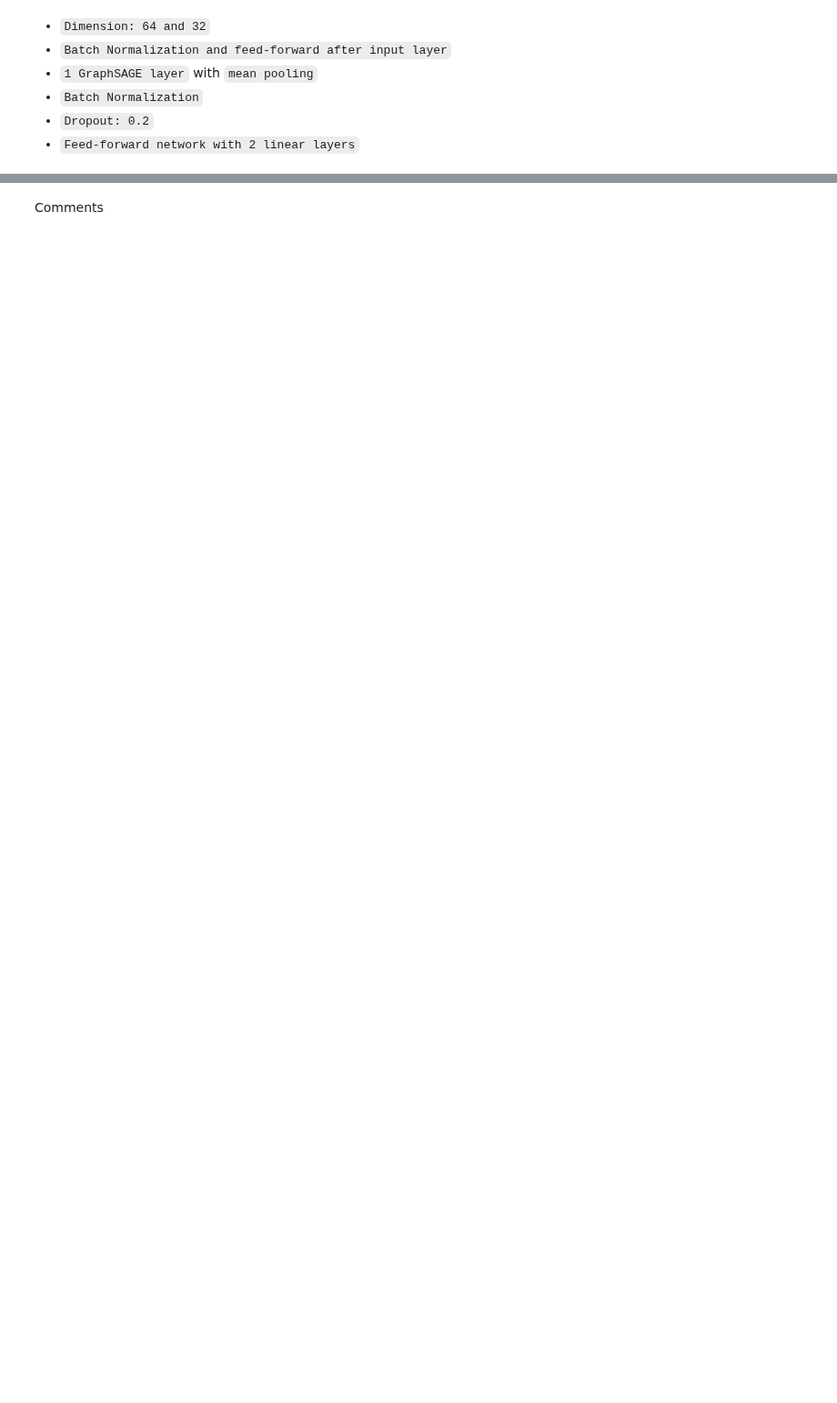
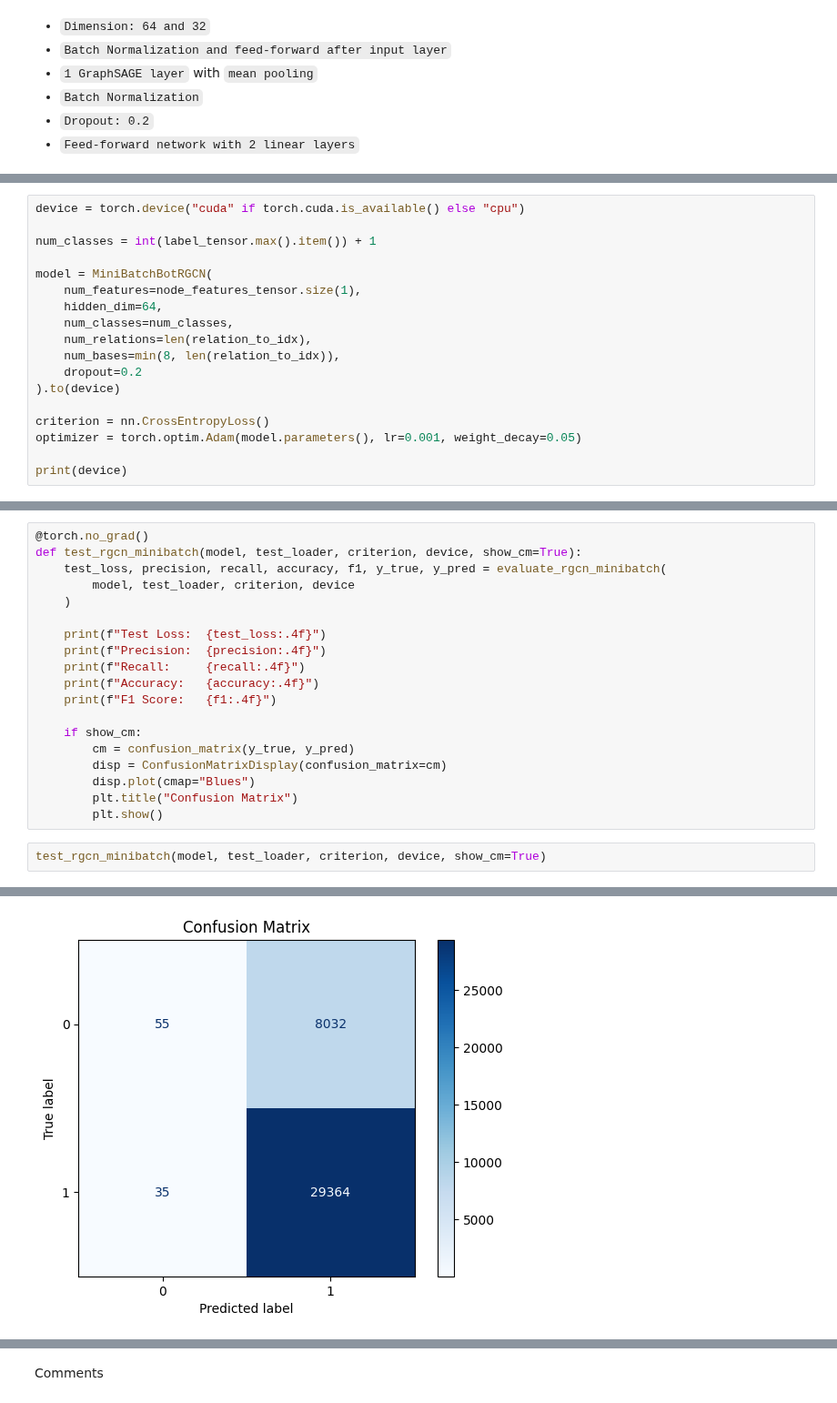
Before and after one commit to iiank/Twitter-Bot-Fraud-Detection, a Jupyter notebook: graph.ipynb, the cells around one changed output, grey strips where cells are left out. Shown at 91% size. Cells and saved outputs as stored; diff of their text form; blank space fills up the shorter version.

```diff
--- a/graph.ipynb
+++ b/graph.ipynb
@@ -1017,0 +1124,18 @@ Several important hyperparameters:
+# %%
+device = torch.device("cuda" if torch.cuda.is_available() else "cpu")
+
+num_classes = int(label_tensor.max().item()) + 1
+
+model = MiniBatchBotRGCN(
+    num_features=node_features_tensor.size(1),
+    hidden_dim=64,
+    num_classes=num_classes,
+    num_relations=len(relation_to_idx),
+    num_bases=min(8, len(relation_to_idx)),
+    dropout=0.2
+).to(device)
+
+criterion = nn.CrossEntropyLoss()
+optimizer = torch.optim.Adam(model.parameters(), lr=0.001, weight_decay=0.05)
+
+print(device)
@@ -1017,0 +1299,22 @@ Several important hyperparameters:
+# %%
+@torch.no_grad()
+def test_rgcn_minibatch(model, test_loader, criterion, device, show_cm=True):
+    test_loss, precision, recall, accuracy, f1, y_true, y_pred = evaluate_rgcn_minibatch(
+        model, test_loader, criterion, device
+    )
+
+    print(f"Test Loss:  {test_loss:.4f}")
+    print(f"Precision:  {precision:.4f}")
+    print(f"Recall:     {recall:.4f}")
+    print(f"Accuracy:   {accuracy:.4f}")
+    print(f"F1 Score:   {f1:.4f}")
+
+    if show_cm:
+        cm = confusion_matrix(y_true, y_pred)
+        disp = ConfusionMatrixDisplay(confusion_matrix=cm)
+        disp.plot(cmap="Blues")
+        plt.title("Confusion Matrix")
+        plt.show()
+# %%
+test_rgcn_minibatch(model, test_loader, criterion, device, show_cm=True)
+# %% [output]
@@ -1017,0 +1326 @@ Several important hyperparameters:
+[figure, added]
```
Also changed, not shown: parts of 41 cells of this notebook.
